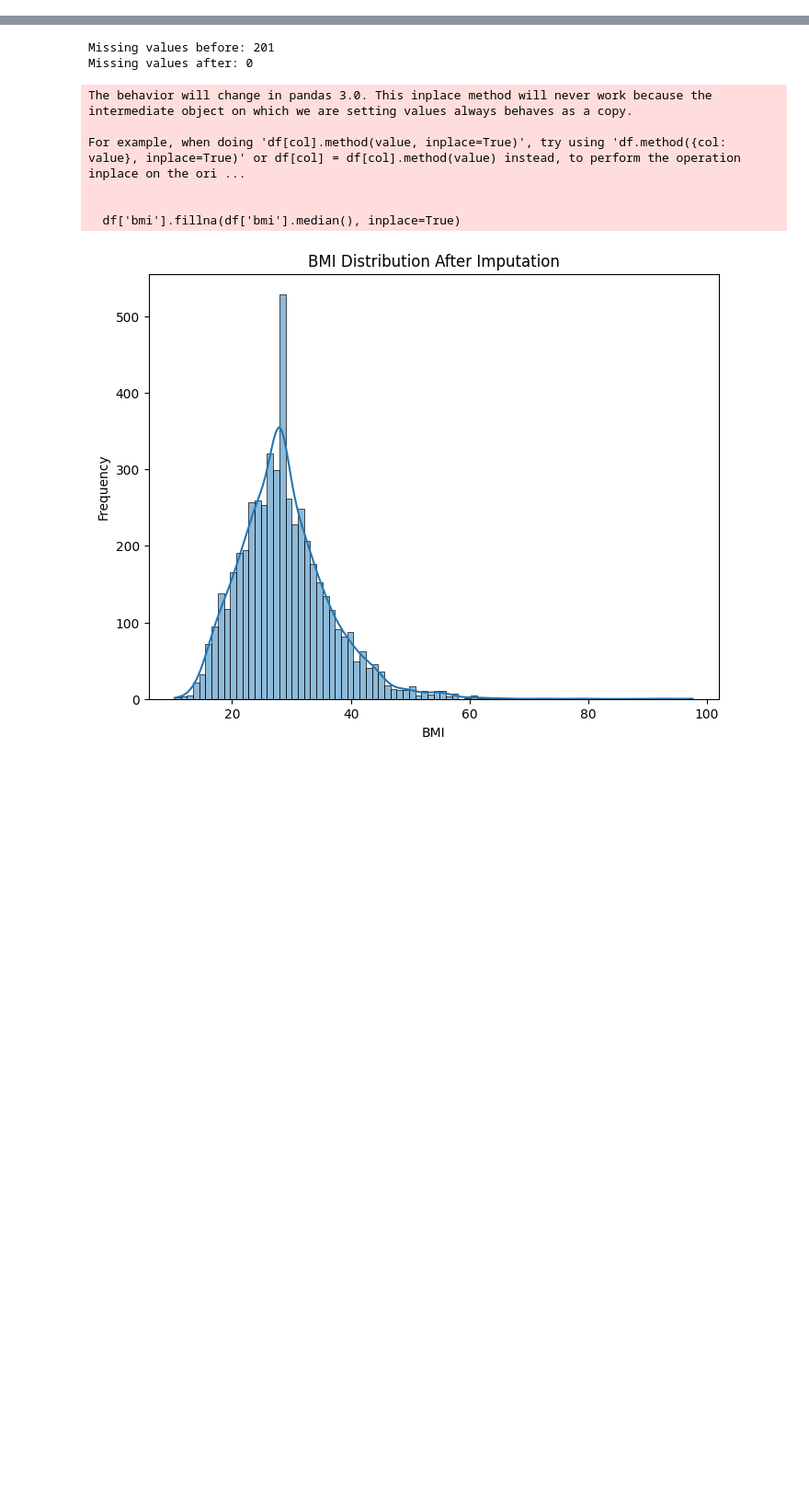
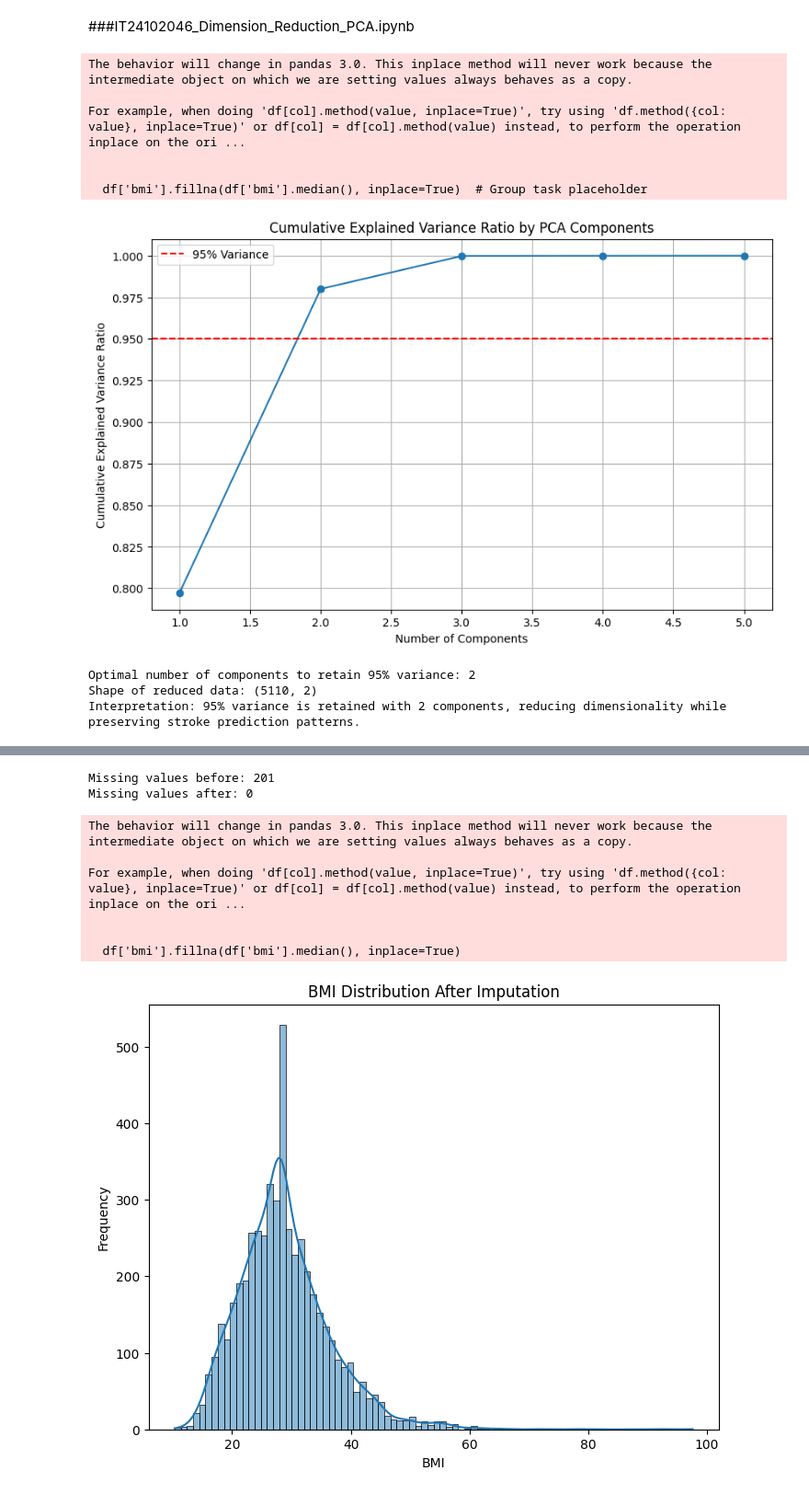
Before and after one commit to IT24102008/PG151MLProject, a Jupyter notebook: notebooks/group_pipeline.ipynb, the cells around one changed output, grey strips where cells are left out. Shown: that part at 92% size. Saved outputs shown, nothing was run; the diff lists cells and outputs as text; code cells hidden in the pictures; blank space fills up the shorter version.

```diff
--- a/notebooks/group_pipeline.ipynb
+++ b/notebooks/group_pipeline.ipynb
@@ -2,0 +47,60 @@
+# %% [markdown]
+###IT24102046_Dimension_Reduction_PCA.ipynb
+# %%
+import pandas as pd
+import numpy as np
+import matplotlib.pyplot as plt
+from sklearn.decomposition import PCA
+
+# Load preprocessed data (post other steps)
+df = pd.read_csv('/content/drive/MyDrive/PG151MLProject/data/raw/StrokeData.csv')
+df['bmi'].fillna(df['bmi'].median(), inplace=True)  # Group task placeholder
+df = pd.get_dummies(df, columns=['gender', 'ever_married', 'work_type', 'Residence_type', 'smoking_status'], drop_first=True)
+
+# Assume outlier removal, scaling, and selection done earlier
+# Placeholder for Member 5's feature selection output
+selected_features = ['age', 'avg_glucose_level', 'bmi', 'gender_Male', 'ever_married_Yes']  # Example; replace with actual selected features
+X = df[selected_features]
+y = df['stroke']
+
+# Apply PCA to analyze variance
+pca = PCA()
+pca.fit(X)
+cumulative_variance = np.cumsum(pca.explained_variance_ratio_)
+
+# Plot explained variance
+plt.figure(figsize=(10, 6))
+plt.plot(range(1, len(cumulative_variance) + 1), cumulative_variance, marker='o', linestyle='-')
+plt.title('Cumulative Explained Variance Ratio by PCA Components')
+plt.xlabel('Number of Components')
+plt.ylabel('Cumulative Explained Variance Ratio')
+plt.axhline(y=0.95, color='r', linestyle='--', label='95% Variance')
+plt.legend()
+plt.grid(True)
+plt.savefig('/content/results/eda_visualizations/pca_variance.png')
+plt.show()
+
+# Determine optimal components (95% variance)
+n_components = np.argmax(cumulative_variance >= 0.95) + 1
+print(f"Optimal number of components to retain 95% variance: {n_components}")
+
+# Apply PCA with optimal components
+pca_reduced = PCA(n_components=n_components)
+X_pca_reduced = pca_reduced.fit_transform(X)
+
+# Display results
+print(f"Shape of reduced data: {X_pca_reduced.shape}")
+
+# Interpretation
+print("Interpretation: 95% variance is retained with", n_components, "components, reducing dimensionality while preserving stroke prediction patterns.")
+# %% [output]
+The behavior will change in pandas 3.0. This inplace method will never work because the intermediate object on which we are setting values always behaves as a copy.
+
+For example, when doing 'df[col].method(value, inplace=True)', try using 'df.method({col: value}, inplace=True)' or df[col] = df[col].method(value) instead, to perform the operation inplace on the ori ...
+
+
+  df['bmi'].fillna(df['bmi'].median(), inplace=True)  # Group task placeholder
+[figure, added]
+Optimal number of components to retain 95% variance: 2
+Shape of reduced data: (5110, 2)
+Interpretation: 95% variance is retained with 2 components, reducing dimensionality while preserving stroke prediction patterns.
```
Also changed, not shown: parts of 12 cells of this notebook.
